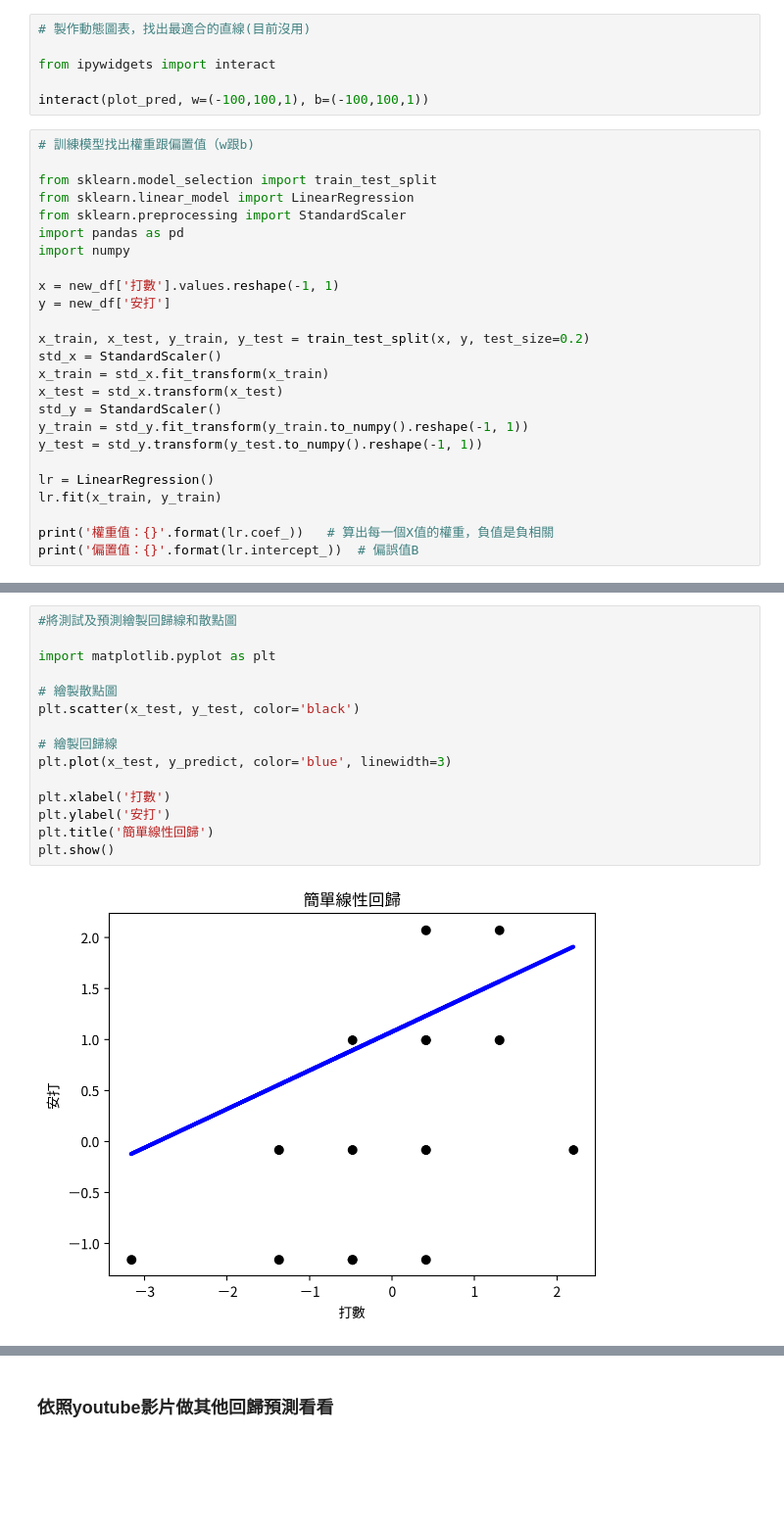
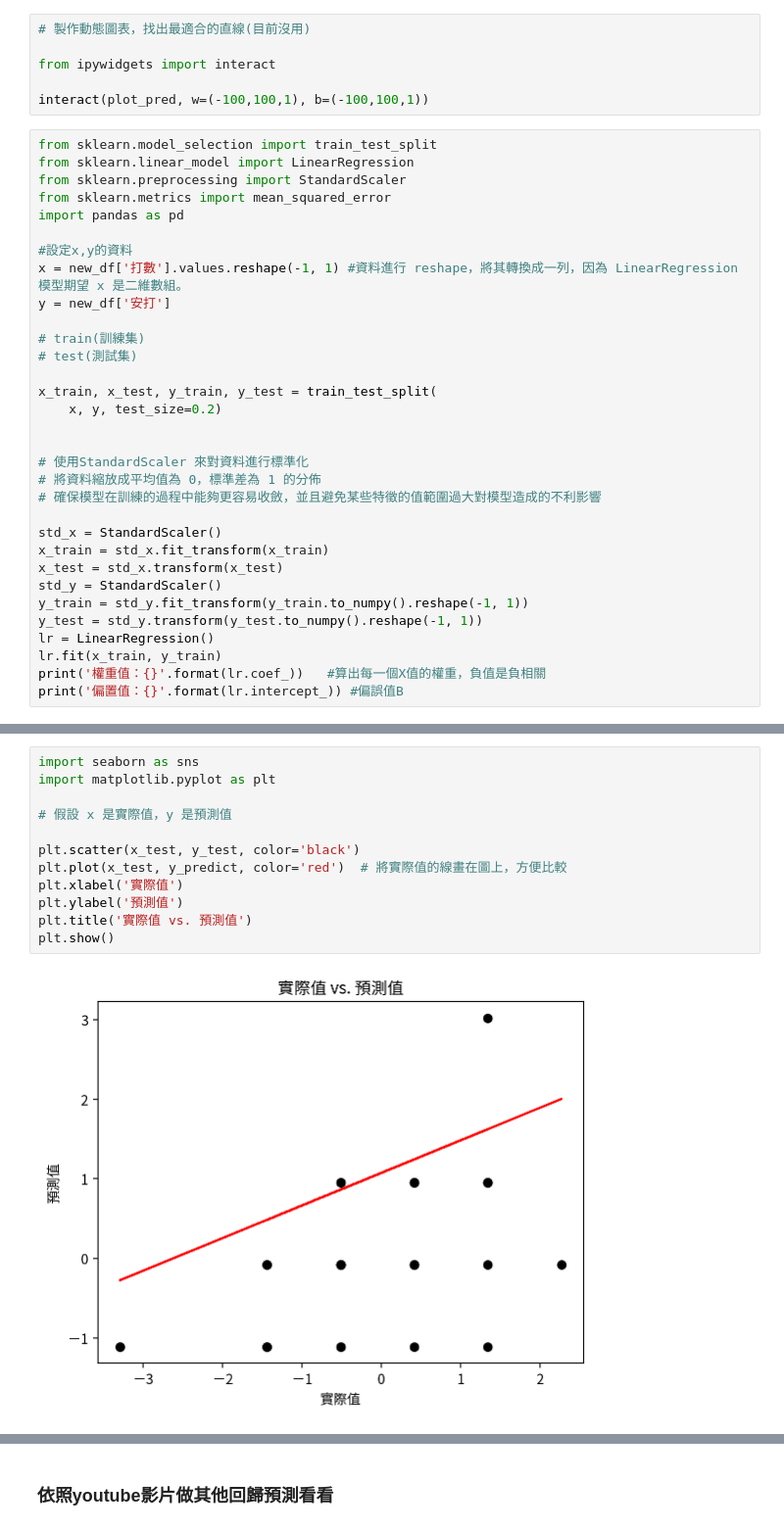
Before and after one commit to Rachelyah/CPBL_Baseball_ML_project, a Jupyter notebook: (2)資料清洗&視覺化.ipynb, the cells around one changed output, grey strips where cells are left out. Shown at 98% size. Drawn from its saved outputs; the diff is of its cells as text; blank space fills up the shorter version.

```diff
--- a/(2)資料清洗&視覺化.ipynb
+++ b/(2)資料清洗&視覺化.ipynb
@@ -300,28 +401,35 @@ from ipywidgets import interact
 
 interact(plot_pred, w=(-100,100,1), b=(-100,100,1))
 # %%
-# 訓練模型找出權重跟偏置值（w跟b)
-
 from sklearn.model_selection import train_test_split
 from sklearn.linear_model import LinearRegression
 from sklearn.preprocessing import StandardScaler
+from sklearn.metrics import mean_squared_error
 import pandas as pd
-import numpy
 
-x = new_df['打數'].values.reshape(-1, 1)
+#設定x,y的資料
+x = new_df['打數'].values.reshape(-1, 1) #資料進行 reshape，將其轉換成一列，因為 LinearRegression 模型期望 x 是二維數組。
 y = new_df['安打']
 
-x_train, x_test, y_train, y_test = train_test_split(x, y, test_size=0.2)
+# train(訓練集)
+# test(測試集)
+
+x_train, x_test, y_train, y_test = train_test_split(
+    x, y, test_size=0.2)
+
+
+# 使用StandardScaler 來對資料進行標準化
+# 將資料縮放成平均值為 0，標準差為 1 的分佈
+# 確保模型在訓練的過程中能夠更容易收斂，並且避免某些特徵的值範圍過大對模型造成的不利影響
+
 std_x = StandardScaler()
 x_train = std_x.fit_transform(x_train)
 x_test = std_x.transform(x_test)
 std_y = StandardScaler()
 y_train = std_y.fit_transform(y_train.to_numpy().reshape(-1, 1))
 y_test = std_y.transform(y_test.to_numpy().reshape(-1, 1))
-
 lr = LinearRegression()
 lr.fit(x_train, y_train)
-
-print('權重值：{}'.format(lr.coef_))   # 算出每一個X值的權重，負值是負相關
-print('偏置值：{}'.format(lr.intercept_))  # 偏誤值B
+print('權重值：{}'.format(lr.coef_))   #算出每一個X值的權重，負值是負相關
+print('偏置值：{}'.format(lr.intercept_)) #偏誤值B
 # %% [output]
@@ -360,17 +469,14 @@ print('平均方差：{}'.format(merror))
 # %%
-#將測試及預測繪製回歸線和散點圖
-
+import seaborn as sns
 import matplotlib.pyplot as plt
 
-# 繪製散點圖
+# 假設 x 是實際值，y 是預測值
+
 plt.scatter(x_test, y_test, color='black')
-
-# 繪製回歸線
-plt.plot(x_test, y_predict, color='blue', linewidth=3)
-
-plt.xlabel('打數')
-plt.ylabel('安打')
-plt.title('簡單線性回歸')
+plt.plot(x_test, y_predict, color='red')  # 將實際值的線畫在圖上，方便比較
+plt.xlabel('實際值')
+plt.ylabel('預測值')
+plt.title('實際值 vs. 預測值')
 plt.show()
 # %% [output]
-[figure, old version]
+[figure, new version]
```
Also changed, not shown: parts of 10 cells of this notebook.
